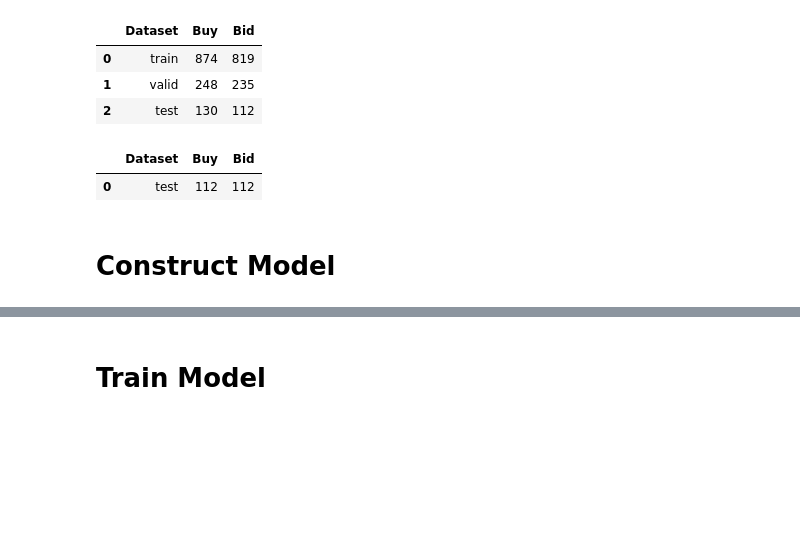
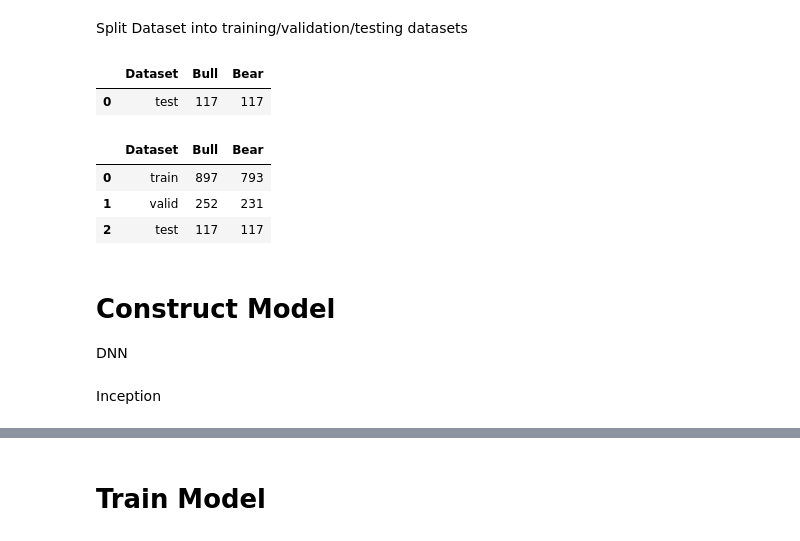
Before and after one commit to yuweichen1008/stock_analysis, a Jupyter notebook: Notebooks/InceptionTime.ipynb, the cells around one changed output, grey strips where cells are left out. Cells and saved outputs as stored; diff of their text form; code cells hidden in the pictures; blank space fills up the shorter version.

Commit message:
Finish Inception from Dannie

```diff
--- a/Notebooks/InceptionTime.ipynb
+++ b/Notebooks/InceptionTime.ipynb
@@ -5,5 +6,5 @@ import pandas as pd
 # %%
-SYMBOL = "TSLA"
+SYMBOL = "AAPL"
 HISTORY = "10y"
 
 all_day_k = yf.Ticker(SYMBOL).history(period=HISTORY, interval="1d")
@@ -15,9 +16,9 @@ all_day_k = all_day_k.drop(columns=["Dividends", "Stock Splits"])
 all_day_k = all_day_k[:-1]
 
 PAST_WIN_LEN = 100
-CLASSES = ['Buy', 'Bid']
-LABEL_BUY = CLASSES[0]
-LABEL_BID = CLASSES[1]
+CLASSES = ["Bull", "Bear"]
+LABEL_BULL = CLASSES.index("Bull")
+LABEL_BEAR = CLASSES.index("Bear")
 
 x, y = [], []
 for today_i in range(len(all_day_k)):
@@ -32,14 +33,15 @@ for today_i in range(len(all_day_k)):
   # Find label
   today_price = day_k_past_win.iloc[-1]["Close"]
   tomorrow_price = day_k_forward_win.iloc[0]["Close"]
-  label = LABEL_BUY if tomorrow_price > today_price else LABEL_BID
+  label = LABEL_BULL if tomorrow_price > today_price else LABEL_BEAR
 
   # Store
   x.append(day_k_past_win.values)
   y.append(label)
 
 x, y = np.array(x), np.array(y)
-all_day_k = yf.Ticker(SYMBOL).history(period=HISTORY, interval="1d")
+# %% [markdown]
+Split Dataset into training/validation/testing datasets
 # %%
 TRAIN_SPLIT, VAL_SPLIT, TEST_SPLIT = 0.7, 0.2, 0.1
 
@@ -55,37 +57,37 @@ np.random.shuffle(indexes)
 train_indexes, val_indexes = np.split(indexes, [train_split_index])
 x_train, x_val = x_other[train_indexes], x_other[val_indexes]
 y_train, y_val = y_other[train_indexes], y_other[val_indexes]
+# %%
+# Balance labewls of test dataset ( Make it fair with equal amount of buy/bid label)
+x_test_bull = x_test[y_test == LABEL_BULL]
+x_test_bear = x_test[y_test == LABEL_BEAR]
+
+min_n_label = min(len(x_test_bull), len(x_test_bear))
+
+x_test_bull = x_test_bull[np.random.choice(len(x_test_bull), min_n_label, replace=False), :]
+x_test_bear = x_test_bear[np.random.choice(len(x_test_bear), min_n_label, replace=False), :]
+x_test = np.vstack([x_test_bull, x_test_bear])
+
+y_test = np.array([LABEL_BULL] * min_n_label + [LABEL_BEAR] * min_n_label)
+
+pd.DataFrame([{"Dataset": "test",
+               "Bull": np.count_nonzero(y_test == LABEL_BULL),
+               "Bear": np.count_nonzero(y_test == LABEL_BEAR)}])
+# %% [output]
+|  | Dataset | Bull | Bear |
+| 0 | test | 117 | 117 |
 # %%
 # Show label distribution
 label_distribution = pd.DataFrame([{"Dataset": "train",
-                                    "Buy": np.count_nonzero(y_train == LABEL_BUY),"Bid": np.count_nonzero(y_train == LABEL_BID)},
+                                    "Bull": np.count_nonzero(y_train == LABEL_BULL),"Bear": np.count_nonzero(y_train == LABEL_BEAR)},
                                    {"Dataset": "valid",
-                                    "Buy": np.count_nonzero(y_val == LABEL_BUY),"Bid": np.count_nonzero(y_val == LABEL_BID)},
+                                    "Bull": np.count_nonzero(y_val == LABEL_BULL),"Bear": np.count_nonzero(y_val == LABEL_BEAR)},
                                    {"Dataset": "test",
-                                    "Buy": np.count_nonzero(y_test == LABEL_BUY),"Bid": np.count_nonzero(y_test == LABEL_BID)}])
+                                    "Bull": np.count_nonzero(y_test == LABEL_BULL),"Bear": np.count_nonzero(y_test == LABEL_BEAR)}])
 label_distribution
 # %% [output]
-|  | Dataset | Buy | Bid |
-| 0 | train | 874 | 819 |
-| 1 | valid | 248 | 235 |
-| 2 | test | 130 | 112 |
+|  | Dataset | Bull | Bear |
+| 0 | train | 897 | 793 |
+| 1 | valid | 252 | 231 |
+| 2 | test | 117 | 117 |
-# %%
-# Balance labewls of test dataset ( Make it fair with equal amount of buy/bid label)
-x_test_buy = x_test[y_test == LABEL_BUY]
-x_test_bid = x_test[y_test == LABEL_BID]
-
-min_n_label = min(len(x_test_buy), len(x_test_bid))
-
-x_test_buy_even = x_test_buy[np.random.choice(len(x_test_buy), min_n_label, replace=False), :]
-x_test_bid_even = x_test_bid[np.random.choice(len(x_test_bid), min_n_label, replace=False), :]
-x_test_even = np.vstack([x_test_buy_even, x_test_bid_even])
-
-y_test_even = np.array([LABEL_BUY] * min_n_label + [LABEL_BID] * min_n_label)
-
-pd.DataFrame([{"Dataset": "test",
-               "Buy": np.count_nonzero(y_test_even == LABEL_BUY),
-               "Bid": np.count_nonzero(y_test_even == LABEL_BID)}])
-# %% [output]
-|  | Dataset | Buy | Bid |
-| 0 | test | 112 | 112 |
 # %%
@@ -93,6 +95,7 @@ np.savez("datasets.npz", x_train=x_train, y_train=y_train, x_val = x_val, y_val
 # %% [markdown]
 
 # Construct Model
+DNN
 # %%
 from tensorflow.keras.layers import Input, Flatten, Dense
 from tensorflow.keras.models import Model
@@ -112,3 +115,5 @@ output_layer = Dense(len(CLASSES), activation="softmax")(x)
 model = Model(inputs= input_layer, outputs = output_layer)
 
 model.summary()
+# %% [markdown]
+Inception
```
Also changed, not shown: parts of 18 cells of this notebook, 2 other files.
